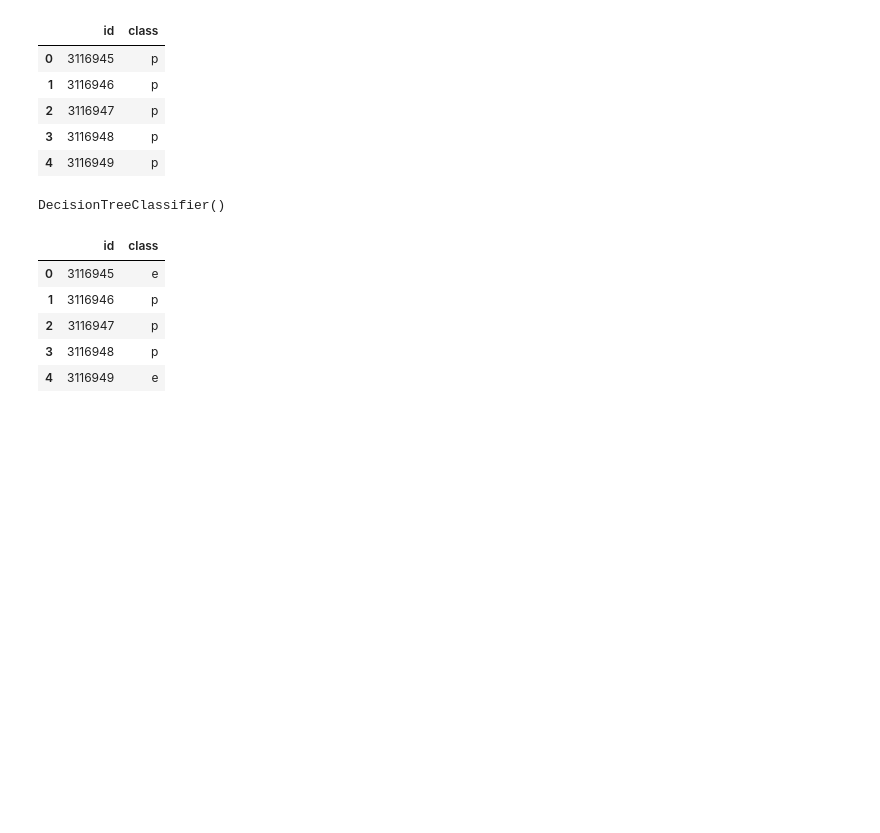
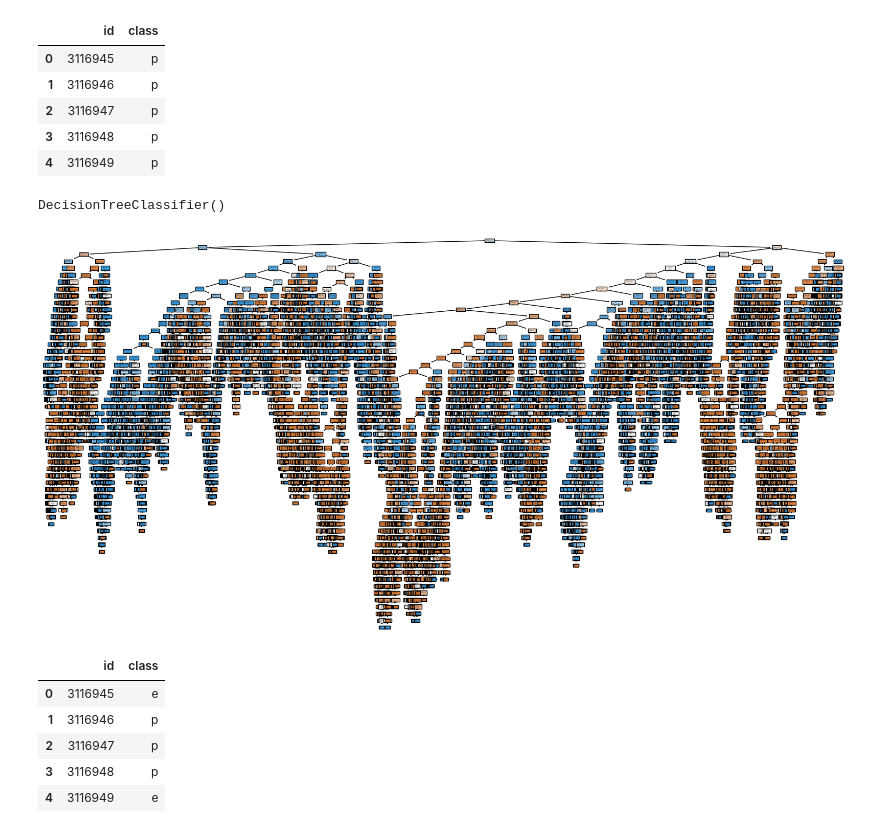
Before and after one commit to Miles-Evans/Mushroom-ML-Competition, a Jupyter notebook: Mushroom.ipynb, the cells around one changed output. Cells and saved outputs as stored; diff of their text form; code cells hidden in the pictures; blank space fills up the shorter version.

Commit message:
ran everything + tree

```diff
--- a/Mushroom.ipynb
+++ b/Mushroom.ipynb
@@ -280,6 +280,14 @@ dt_train = DecisionTreeClassifier()
 dt_train.fit(X_train, y_train)
 # %% [output]
 DecisionTreeClassifier()
+# %%
+from sklearn.tree import plot_tree
+
+plt.figure(figsize=(20,10))
+plot_tree(dt_train, filled=True, feature_names=X_train.columns, class_names=dt_train.classes_)
+plt.show()
+# %% [output]
+[figure, added]
 # %%
 cv_dt_train = cross_validate(dt_train, X_train, y_train, cv=10)
 # %%
```
Also changed, not shown: parts of 1 cell of this notebook, 1 other file.
